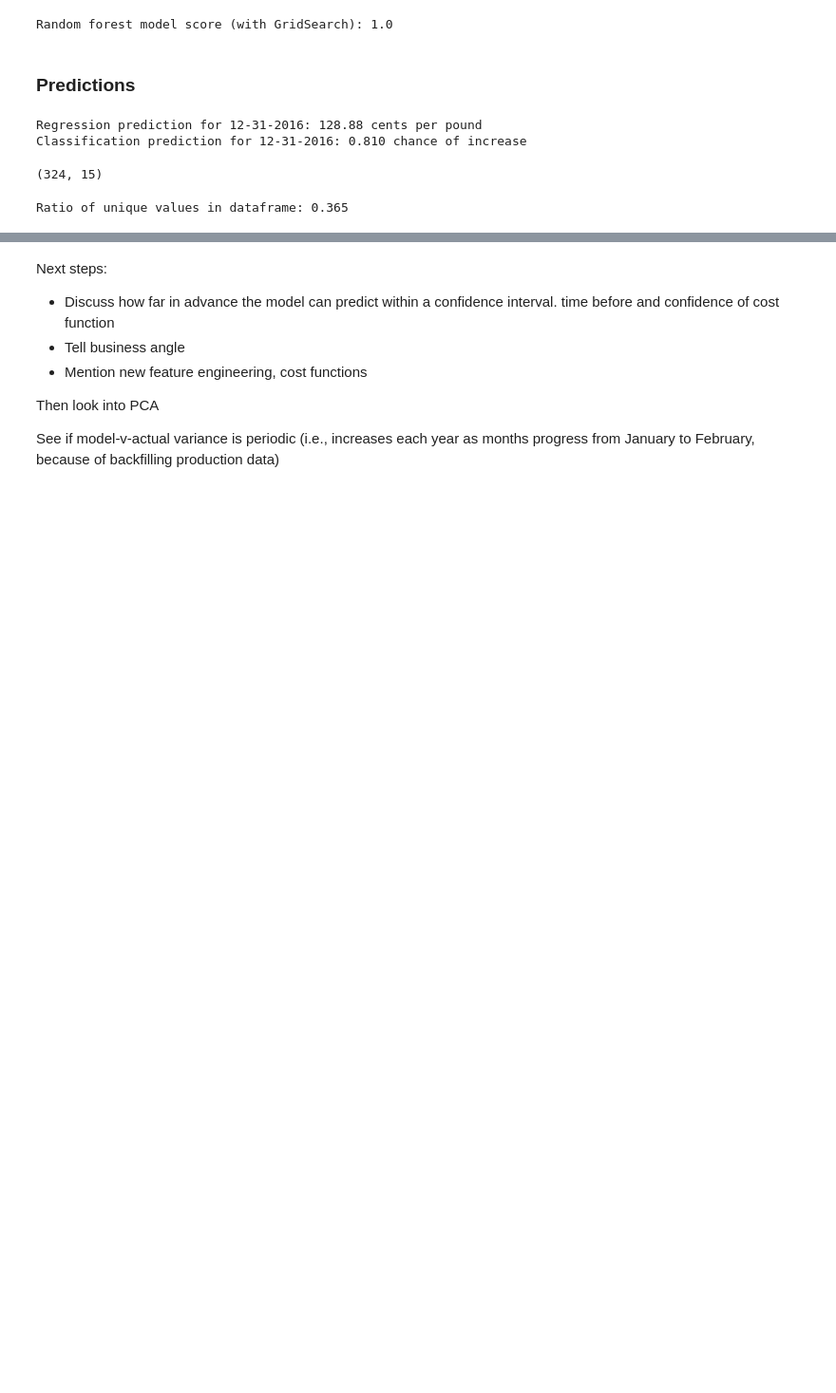
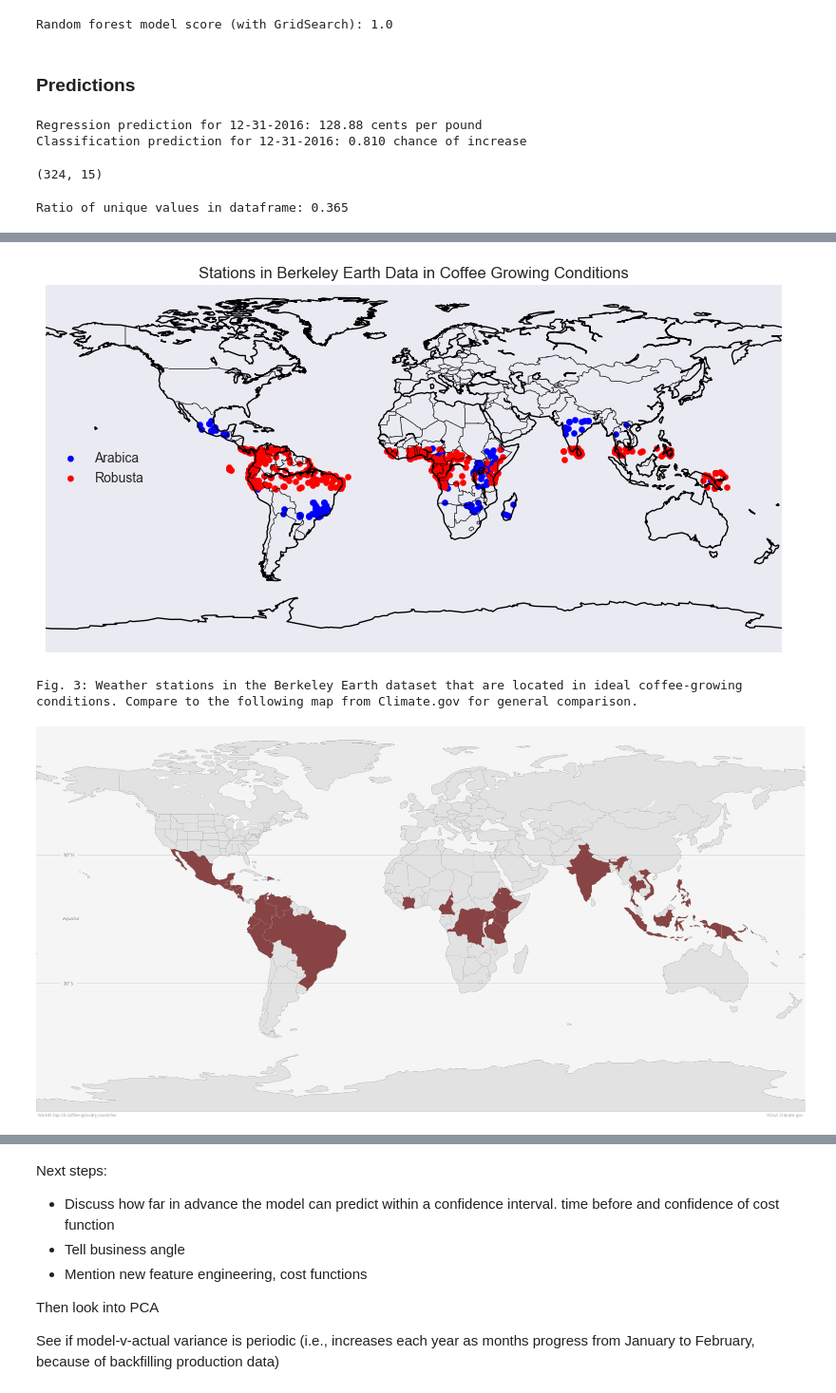
Before and after one commit to mohsseha/DSI-BOS-students, a Jupyter notebook: ntmitchell/capstone project/technical-report.ipynb, the cells around one changed output, grey strips where cells are left out. Shown at 95% size. Saved outputs shown, nothing was run; the diff lists cells and outputs as text; code cells hidden in the pictures; blank space fills up the shorter version.

```diff
--- a/ntmitchell/capstone project/technical-report.ipynb
+++ b/ntmitchell/capstone project/technical-report.ipynb
@@ -330,0 +480,11 @@ A large and continual complication came from the ICO grouping countries into tra
+# %%
+figure_map_of_weather_stations_in_coffee_producing_countries()
+print("""Fig. 3: Weather stations in the Berkeley Earth dataset that are located in ideal coffee-growing conditions. \
+Compare to the following map from Climate.gov for general comparison.""")
+
+from IPython.display import Image
+Image("https://www.climate.gov/sites/default/files/CoffeeGrowingCountries_large.jpg")
+# %% [output]
+[figure, added]
+Fig. 3: Weather stations in the Berkeley Earth dataset that are located in ideal coffee-growing conditions. Compare to the following map from Climate.gov for general comparison.
+[figure, added]
```
Also changed, not shown: parts of 27 cells of this notebook, 2 other files.
